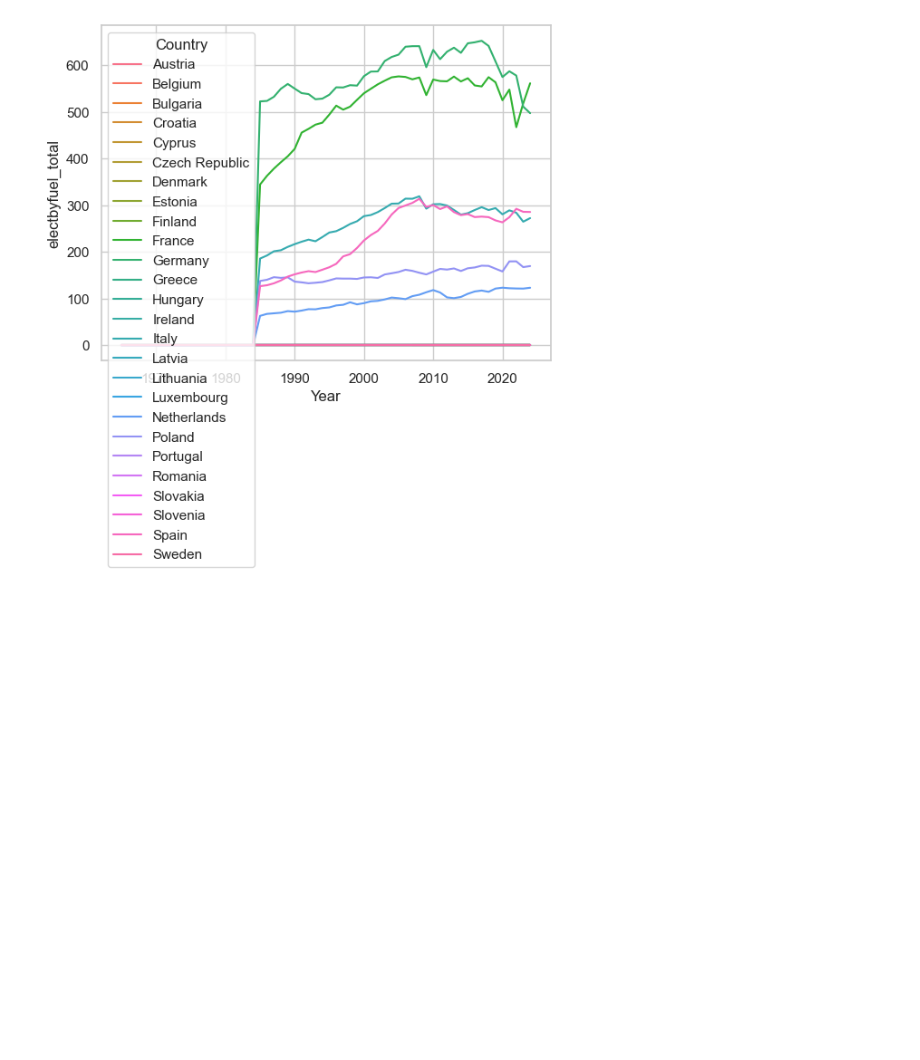
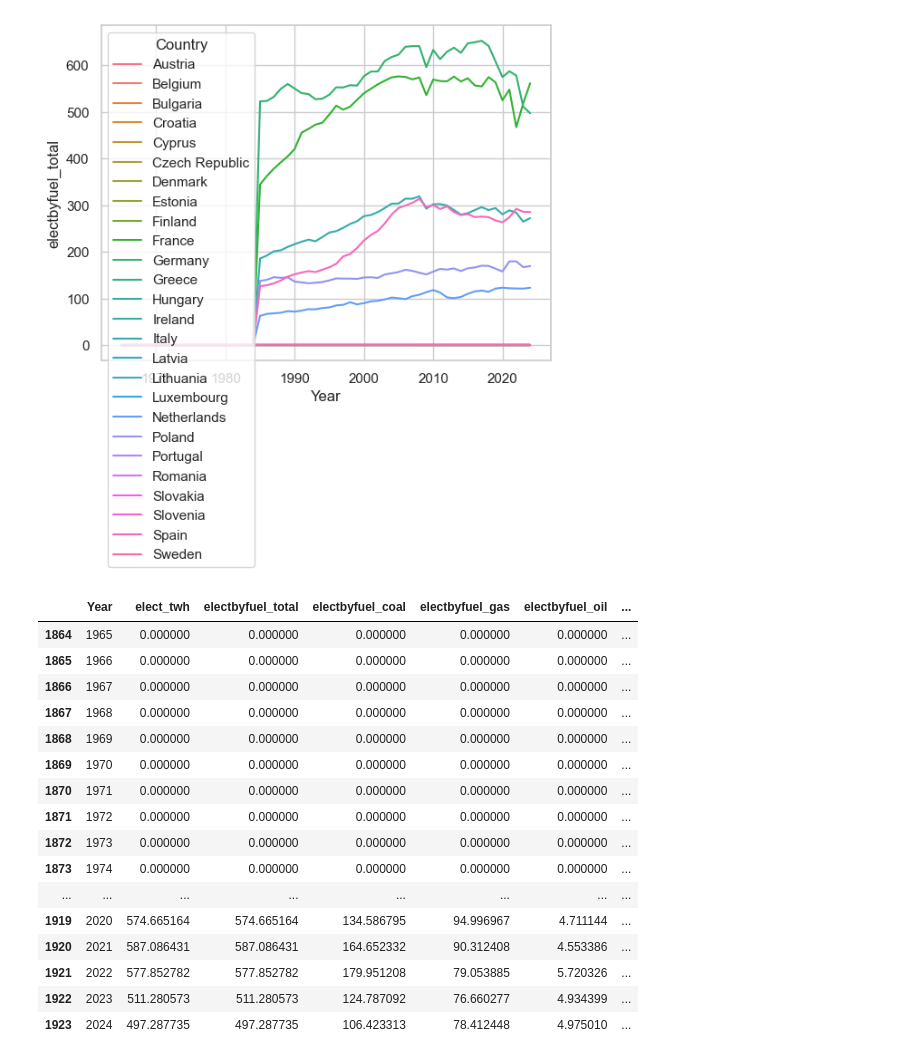
Before and after one commit to wimphil/visual_data_science, a Jupyter notebook: src/initial_exploration.ipynb, the cells around one changed output. Saved outputs shown, nothing was run; the diff lists cells and outputs as text; code cells hidden in the pictures; blank space fills up the shorter version.

```diff
--- a/src/initial_exploration.ipynb
+++ b/src/initial_exploration.ipynb
@@ -55,3 +76,24 @@ sns.lineplot(data=df_all[df_all['EU']==1.0], x="Year", y="electbyfuel_total", hu
 # %% [output]
 <Axes: xlabel='Year', ylabel='electbyfuel_total'>
 [figure]
+# %%
+# columns for electricity mix
+df_all[df_all['Country']=="Germany"][['Year', 'elect_twh', 'electbyfuel_total', 'electbyfuel_coal', 'electbyfuel_gas', 'electbyfuel_oil', 'electbyfuel_nuclear', 'electbyfuel_hydro', 'electbyfuel_other', 'electbyfuel_ren_power']]
+# %% [output]
+|  | Year | elect_twh | electbyfuel_total | electbyfuel_coal | electbyfuel_gas | electbyfuel_oil | ... |
+| 1864 | 1965 | 0.000000 | 0.000000 | 0.000000 | 0.000000 | 0.000000 | ... |
+| 1865 | 1966 | 0.000000 | 0.000000 | 0.000000 | 0.000000 | 0.000000 | ... |
+| 1866 | 1967 | 0.000000 | 0.000000 | 0.000000 | 0.000000 | 0.000000 | ... |
+| 1867 | 1968 | 0.000000 | 0.000000 | 0.000000 | 0.000000 | 0.000000 | ... |
+| 1868 | 1969 | 0.000000 | 0.000000 | 0.000000 | 0.000000 | 0.000000 | ... |
+| 1869 | 1970 | 0.000000 | 0.000000 | 0.000000 | 0.000000 | 0.000000 | ... |
+| 1870 | 1971 | 0.000000 | 0.000000 | 0.000000 | 0.000000 | 0.000000 | ... |
+| 1871 | 1972 | 0.000000 | 0.000000 | 0.000000 | 0.000000 | 0.000000 | ... |
+| 1872 | 1973 | 0.000000 | 0.000000 | 0.000000 | 0.000000 | 0.000000 | ... |
+| 1873 | 1974 | 0.000000 | 0.000000 | 0.000000 | 0.000000 | 0.000000 | ... |
+| ... | ... | ... | ... | ... | ... | ... | ... |
+| 1919 | 2020 | 574.665164 | 574.665164 | 134.586795 | 94.996967 | 4.711144 | ... |
+| 1920 | 2021 | 587.086431 | 587.086431 | 164.652332 | 90.312408 | 4.553386 | ... |
+| 1921 | 2022 | 577.852782 | 577.852782 | 179.951208 | 79.053885 | 5.720326 | ... |
+| 1922 | 2023 | 511.280573 | 511.280573 | 124.787092 | 76.660277 | 4.934399 | ... |
+| 1923 | 2024 | 497.287735 | 497.287735 | 106.423313 | 78.412448 | 4.975010 | ... |
```
Also changed, not shown: parts of 6 cells of this notebook, 9 other files.
